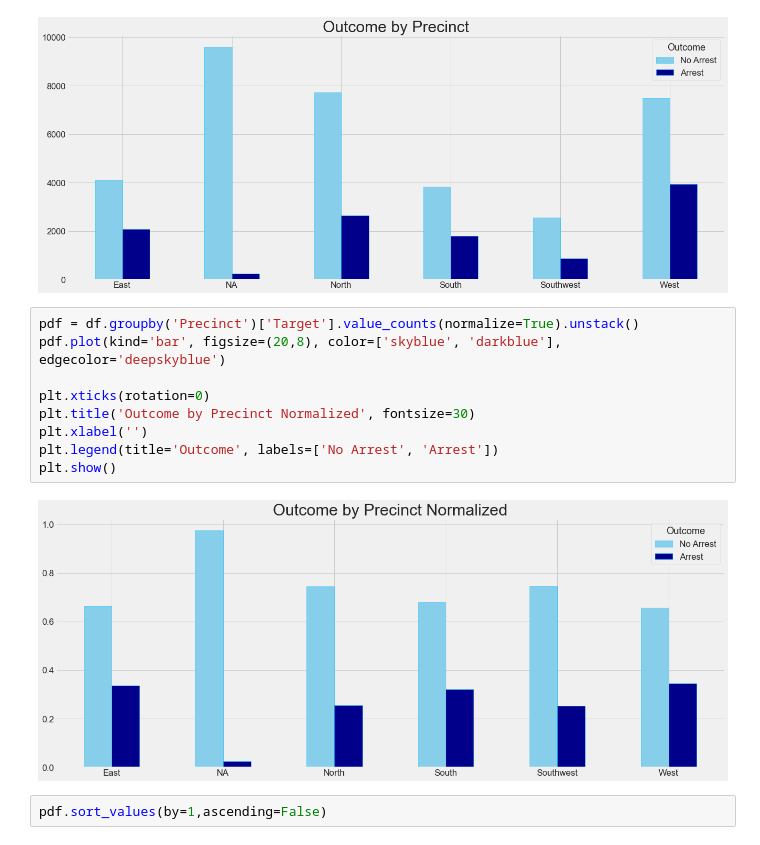
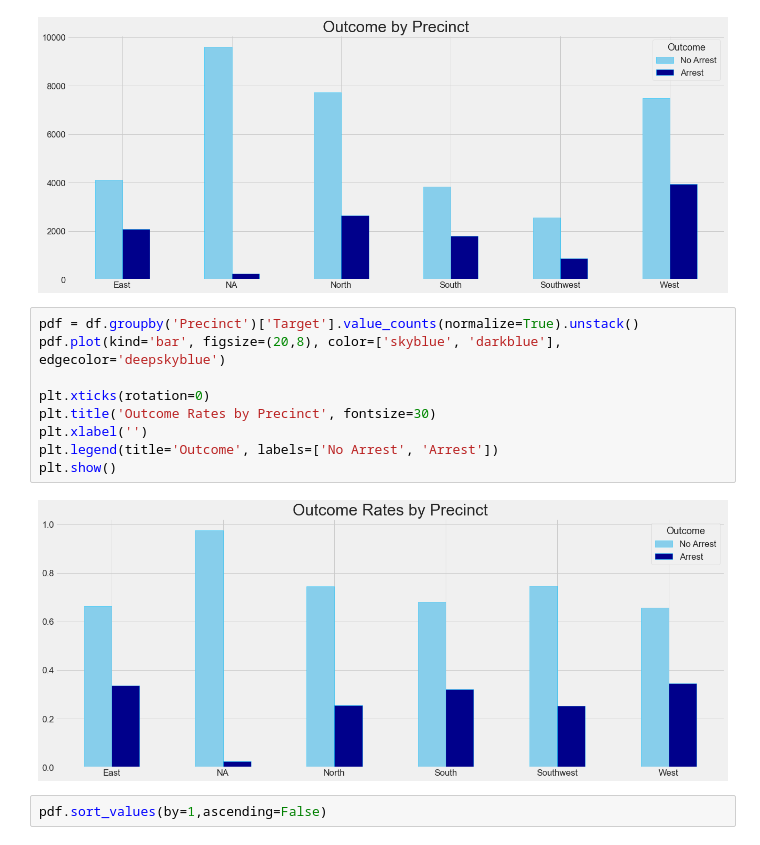
Before and after one commit to jeffreyhwatson/terry_stops_project, a Jupyter notebook: notebooks/exploratory/eda_visuals.ipynb, the cells around one changed output. Saved outputs shown, nothing was run; the diff lists cells and outputs as text.

```diff
--- a/notebooks/exploratory/eda_visuals.ipynb
+++ b/notebooks/exploratory/eda_visuals.ipynb
@@ -570,14 +593,14 @@ plt.show()
 # %%
 pdf = df.groupby('Precinct')['Target'].value_counts(normalize=True).unstack()
 pdf.plot(kind='bar', figsize=(20,8), color=['skyblue', 'darkblue'], edgecolor='deepskyblue')
 
 plt.xticks(rotation=0)
-plt.title('Outcome by Precinct Normalized', fontsize=30)
+plt.title('Outcome Rates by Precinct', fontsize=30)
 plt.xlabel('')
 plt.legend(title='Outcome', labels=['No Arrest', 'Arrest'])
 plt.show()
 # %% [output]
-[figure, old version]
+[figure, new version]
 # %%
 pdf.sort_values(by=1,ascending=False)
 # %% [output]
```
Also changed, not shown: parts of 18 cells of this notebook.
